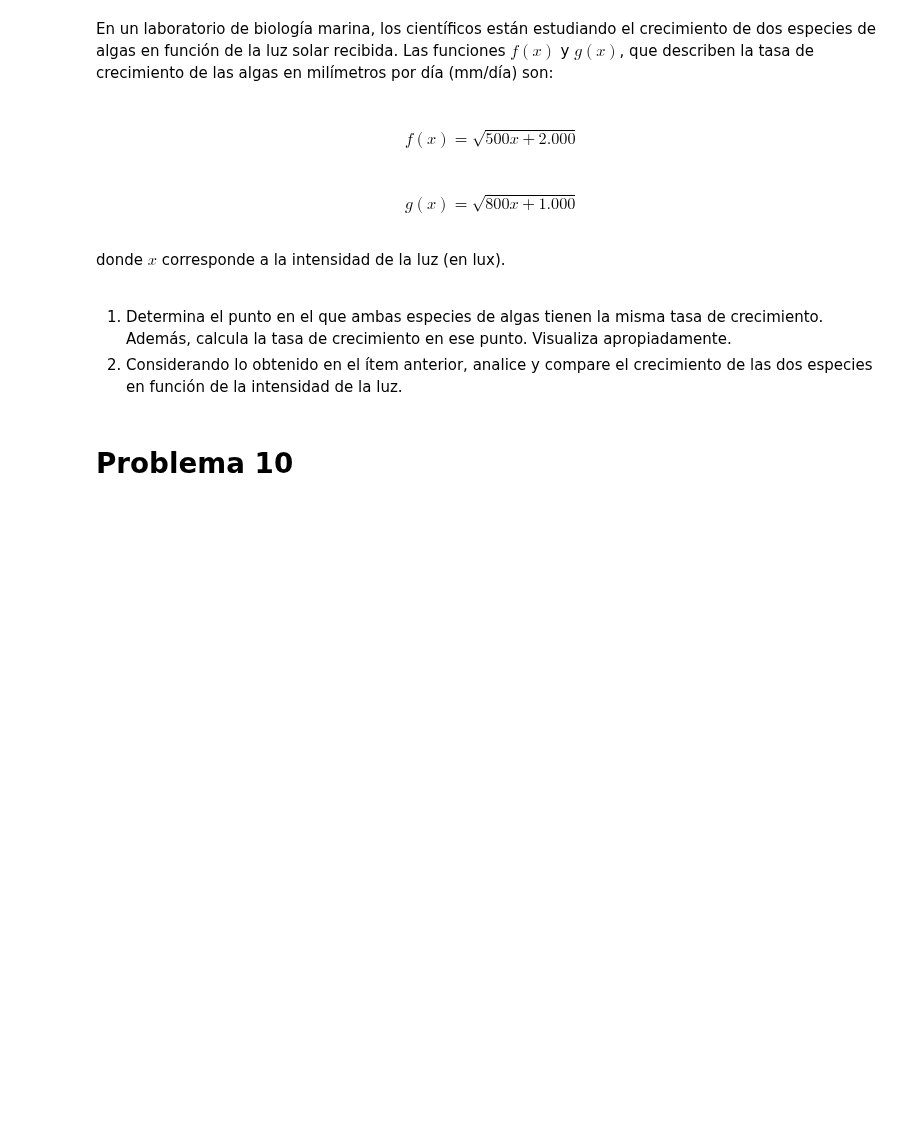
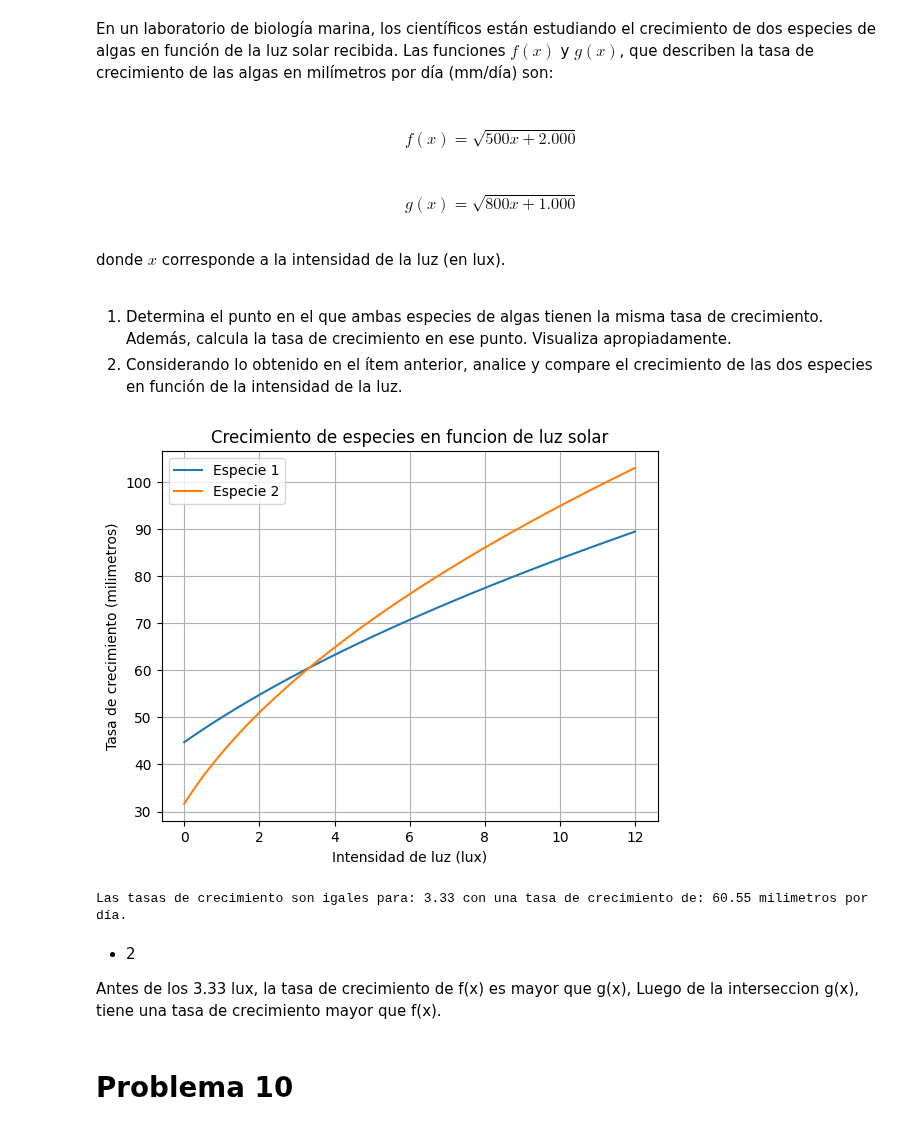
Before and after one commit to martcisternas/MatematicasAplicadas0, a Jupyter notebook: G3_Aplicaciones_de_funciones(1).ipynb, the cells around one changed output. Drawn from its saved outputs; the diff is of its cells as text; code cells hidden in the pictures; blank space fills up the shorter version.

```diff
--- a/G3_Aplicaciones_de_funciones(1).ipynb
+++ b/G3_Aplicaciones_de_funciones(1).ipynb
@@ -290,6 +360,48 @@ donde $x$ corresponde a la intensidad de la luz (en lux).
 
 1. Determina el punto en el que ambas especies de algas tienen la misma tasa de crecimiento. Además, calcula la tasa de crecimiento en ese punto. Visualiza apropiadamente.
 2. Considerando lo obtenido en el ítem anterior, analice y compare el crecimiento de las dos especies en función de la intensidad de la luz.
+# %%
+import numpy as np
+import matplotlib.pyplot as plt
+def f(x):
+    return np.sqrt(500 * x + 2000)
+def g(x):
+    return np.sqrt(800 * x + 1000)
+x = np.arange(0,12.1,0.1)
+plt.plot(x, f(x), label = 'Especie 1')
+plt.plot(x, g(x), label = 'Especie 2')
+plt.title('Crecimiento de especies en funcion de luz solar')
+plt.xlabel('Intensidad de luz (lux)')
+plt.ylabel('Tasa de crecimiento (milimetros)')
+plt.grid(True)
+plt.legend()
+plt.show()
+# %% [output]
+[figure, added]
+# %%
+import numpy as np
+from scipy.optimize import fsolve
+
+def f(x):
+    return np.sqrt(500 * x + 2000)
+
+def g(x):
+    return np.sqrt(800 * x + 1000)
+
+def interseccion(x):
+    return f(x) - g(x)
+
+x=np.linspace(2,5,1)
+solucion=fsolve(interseccion,x)
+y_int = f(solucion[0])
+
+print(f'Las tasas de crecimiento son igales para: {solucion[0]:.2f} con una tasa de crecimiento de: {y_int:.2f} milimetros por día.')
+# %% [output]
+Las tasas de crecimiento son igales para: 3.33 con una tasa de crecimiento de: 60.55 milimetros por día.
+# %% [markdown]
+* 2
+
+Antes de los 3.33 lux, la tasa de crecimiento de f(x) es mayor que g(x), Luego de la interseccion g(x), tiene una tasa de crecimiento mayor que f(x).
 # %% [markdown]
 # Problema 10
 # %% [markdown]
```
Also changed, not shown: parts of 6 cells of this notebook.
